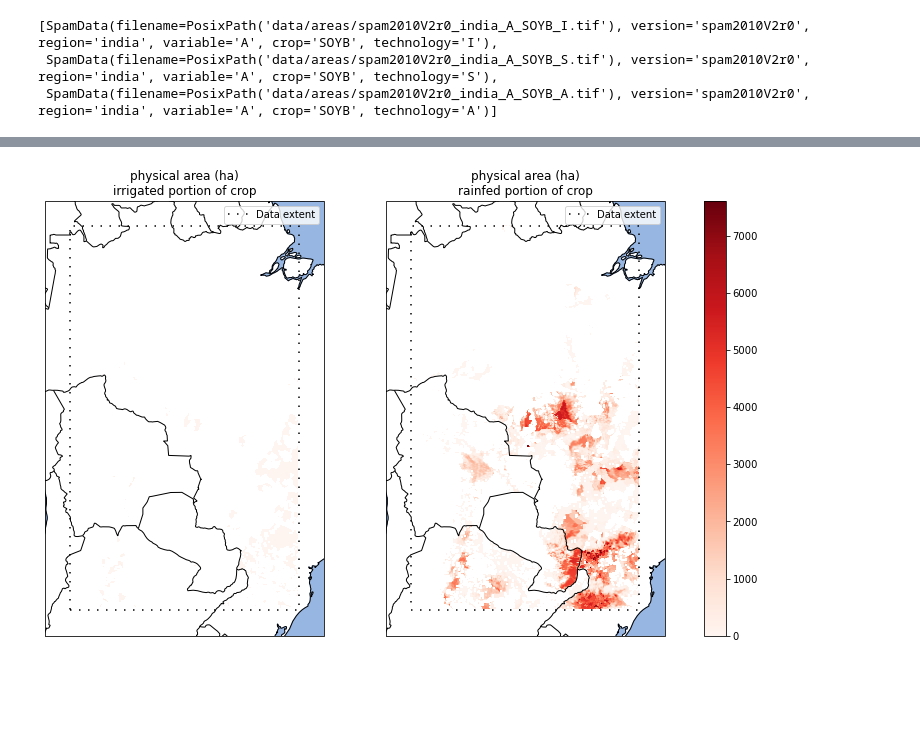
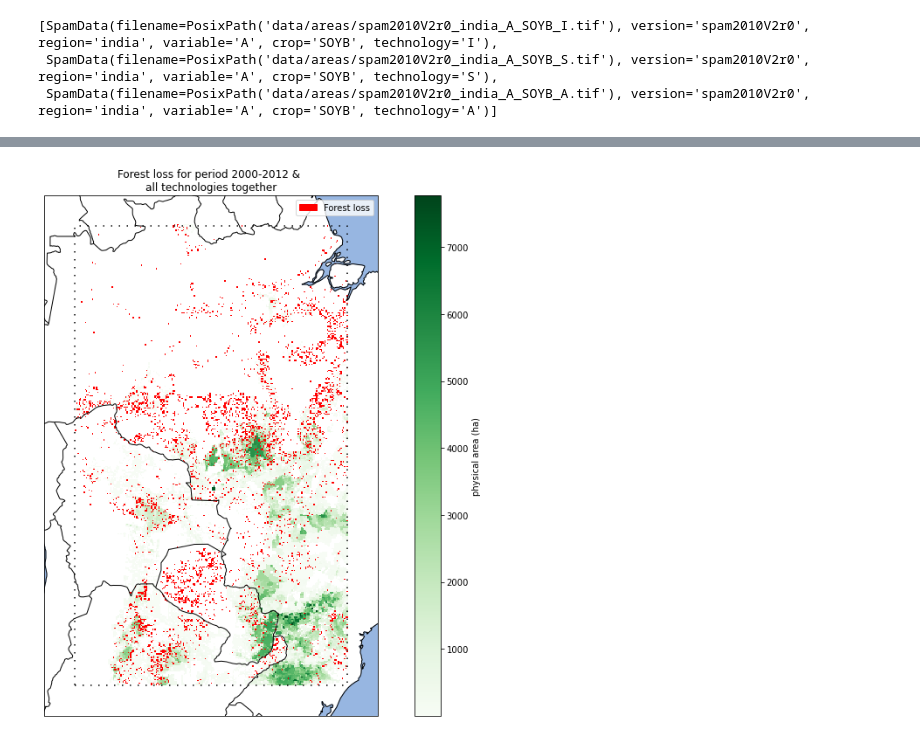
Before and after one commit to BielStela/vizzuality_challenge, a Jupyter notebook: challenge.ipynb, the cells around one changed output, grey strips where cells are left out. Saved outputs shown, nothing was run; the diff lists cells and outputs as text; code cells hidden in the pictures; blank space fills up the shorter version.

```diff
--- a/challenge.ipynb
+++ b/challenge.ipynb
@@ -182,5 +182,5 @@ plot_spam_data(rasters[4])
 # %%
-def get_rasters_by_codes(rasters: list[SpamData], var: str, tech: str) -> list[SpamData]:
+def get_SPAM_rasters_by_codes(rasters: list[SpamData], var: str, tech: str) -> list[SpamData]:
     """Filter raster list by variable, technology."""
     return [r for r in rasters if r.variable in var and r.technology in tech]
 
@@ -202,7 +202,7 @@ def compare_rasters(rasters: list[SpamData]):
         vmax = np.max(im, initial=vmax)
 
     for raster, ax in zip(rasters, [ax1, ax2]):
-        im_ax = plot_map_on_ax(ax, raster.filename, areas, proj, vmin=vmin, vmax=vmax, cmap="Reds")
+        im_ax, _ = plot_map_on_ax(ax, raster.filename, areas, proj, vmin=vmin, vmax=vmax, cmap="Greens")
         ax.set_title("{}\n{}".format(*raster.get_description().split(", ")))
     # set the colorbar for the last processed raster
     fig.colorbar(im_ax, ax=[ax1, ax2])
@@ -227,4 +327,45 @@ compare_rasters([r for r in yield_rasters if r.region == "india"])
-# %%
-compare_rasters([r for r in yield_rasters if r.region == "america"])
-# %% [output]
-[figure, removed]
+# %%
+from matplotlib import colors
+import matplotlib.patches as mpatches
+
+america_forest_loss =  forest_data_path/"america"/"correg.tif"
+america_spam_area = [r for r in get_SPAM_rasters_by_codes(rasters, var="A", tech="A") if r.region=="america"][0]
+
+fig = plt.figure(figsize=(12, 9))
+proj = ccrs.PlateCarree()  # sets the cartopy map projection
+ax = fig.add_subplot(111, projection=proj)
+
+im_ax, box_ax = plot_map_on_ax(
+    ax,
+    america_spam_area.filename,
+    areas,
+    proj,
+    cmap="Greens",
+    interpolation="none",
+)
+cbar = fig.colorbar(im_ax, ax=ax)
+cbar.set_label(VARIABLES_MAP[america_spam_area.variable])
+
+forest_cmap = colors.ListedColormap(['red'])
+with rio.open(america_forest_loss) as src:
+    reclass_forest_loss = src.read(1)
+    reclass_forest_loss = np.where((reclass_forest_loss <= 12 ) & (reclass_forest_loss > 0), 1, 0)
+    extent = rio.plot.plotting_extent(src)
+    ax.imshow(
+        np.ma.masked_where(reclass_forest_loss <= 0, reclass_forest_loss),
+        transform=proj,
+        extent=extent,
+        interpolation="none",
+        cmap=forest_cmap
+    )
+
+# add the forest loss to the legend
+patches = [
+    mpatches.Patch(color=forest_cmap.colors[0], label="Forest loss"),
+]
+
+ax.legend(handles=patches)
+ax.set_title(f"Forest loss for period 2000-2012 & \n{TECHNOLOGY_MAP[america_spam_area.technology]}")
+plt.tight_layout()
+# %% [output]
+[figure, added]
```
Also changed, not shown: parts of 20 cells of this notebook.
